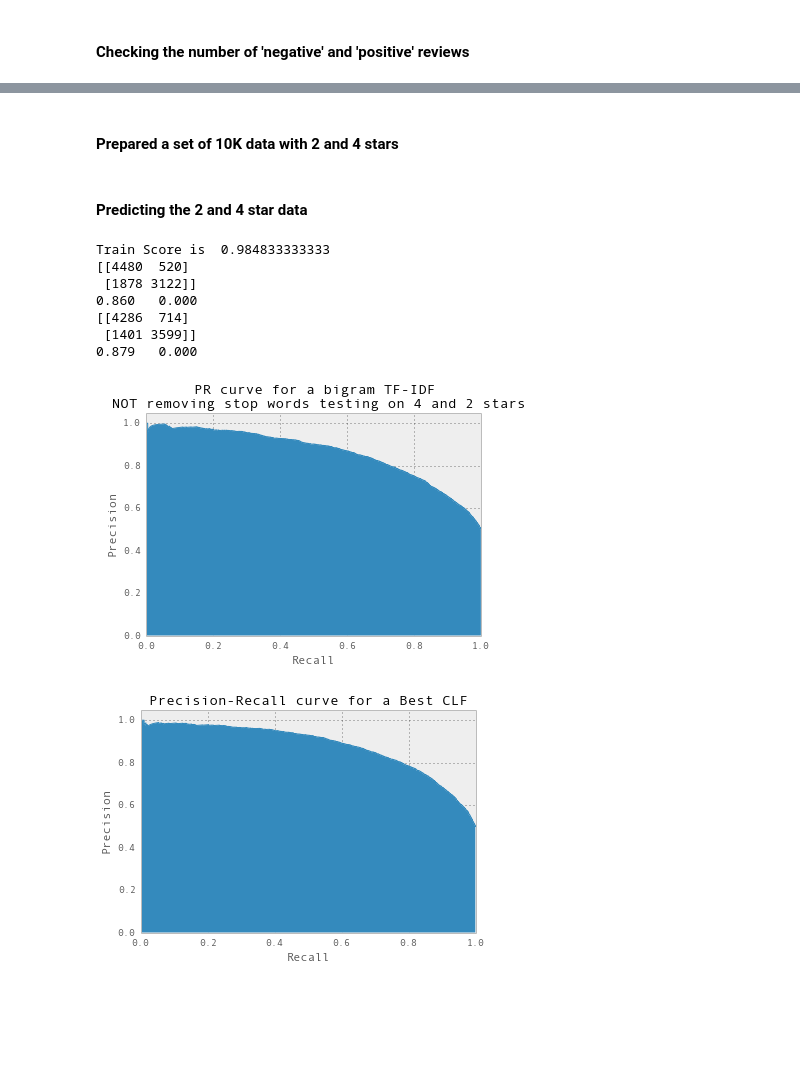
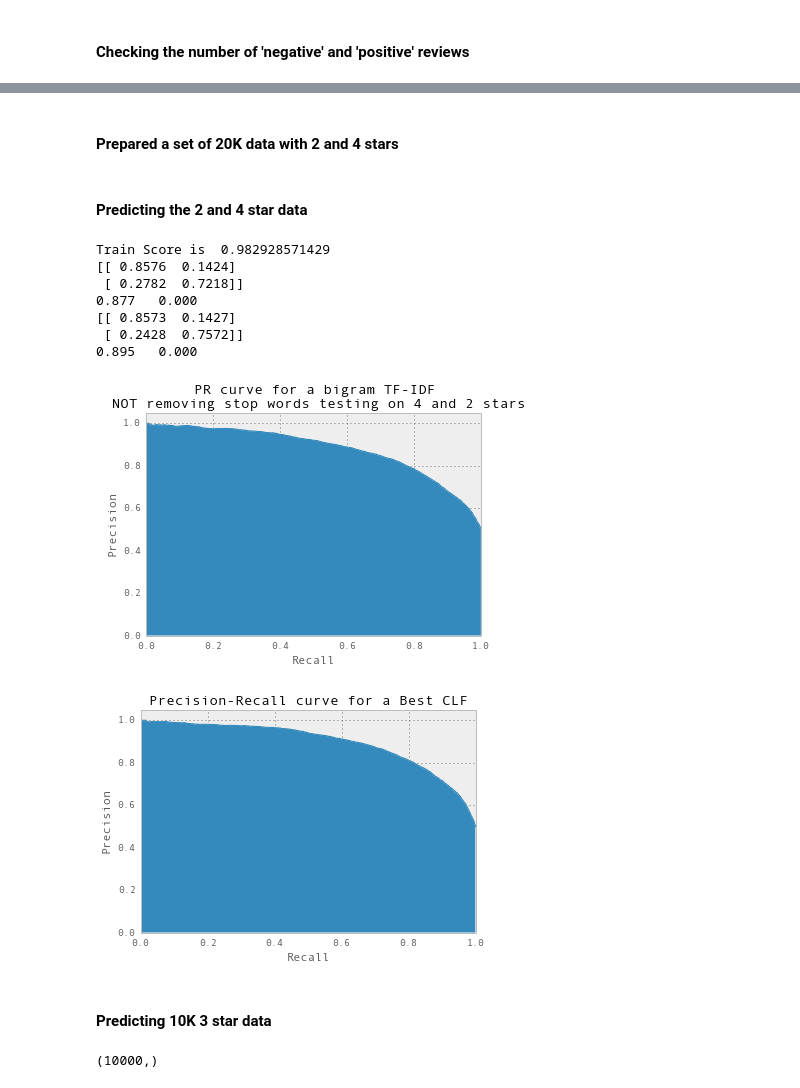
Before and after one commit to gitpaulsmith/Reviews, a Jupyter notebook: Scikit_NB.ipynb, the cells around one changed output, grey strips where cells are left out. Drawn from its saved outputs; the diff is of its cells as text; code cells hidden in the pictures; blank space fills up the shorter version.

```diff
--- a/Scikit_NB.ipynb
+++ b/Scikit_NB.ipynb
@@ -109,7 +112,7 @@ def decodeArray(text):
 # %% [markdown]
 #### Checking the number of 'negative' and 'positive' reviews
 # %%
-sampleSize=10000
+sampleSize=20000
 sampleStart=200000
 
 pieces=[df_15stars[df_15stars['score']==5][:sampleSize/2],df_15stars[df_15stars['score']==1][:sampleSize/2]]
@@ -133,3 +134,4 @@ Train Score is  0.9995
 # %%
-test_size=0.4
+test_size=0.3
 test_start=round(test_size*sampleSize)
+X[test_start:].shape
@@ -141,0 +140,14 @@ prediction_results.shape
+# %%
+#The parameters for the best classifier is as follows:
+best_Vectorizer=TfidfVectorizer(analyzer='word', binary=True, charset=None,charset_error=None,decode_error='strict',
+                       encoding='utf-8',lowercase=True,
+                       max_df=1.0,max_features=None,min_df=1,ngram_range=(1, 3),norm='l2',
+                       preprocessor=None,smooth_idf=False,stop_words=None,strip_accents=None,
+                       sublinear_tf=False,token_pattern='(?u)\\b\\w\\w+\\b',tokenizer=None,use_idf=False,vocabulary=None)
+#Classsifier:
+best_clf2=MultinomialNB(alpha=0.1, class_prior=None, fit_prior=True)
+best_pipeline=Pipeline([('vect',best_Vectorizer),('clf',best_clf2)])
+best_pipeline.fit(X[test_start:],Y[test_start:])
+print best_pipeline.score(X[test_start:],Y[test_start:])
+#best_clf=just_train_NB(create_ngram_model,X[test_start:],Y[test_start:],3,None)
+best_rc,best_pr,best_cm=just_predict(best_pipeline,X[:test_start],Y[:test_start])
@@ -228,7 +245,7 @@ makeConfusion_Matrix_Plot(best_cm,'Confustion Matrix for a BEST classifier',7)
 # %% [markdown]
-#### Prepared a set of 10K data with 2 and 4 stars
+#### Prepared a set of 20K data with 2 and 4 stars
 # %%
-pieces=[df_24stars[df_24stars['score']==4][:5000],df_24stars[df_24stars['score']==2][:5000]]
+pieces=[df_24stars[df_24stars['score']==4][:10000],df_24stars[df_24stars['score']==2][:10000]]
 final_df=pd.concat(pieces)
 final_df=final_df.reindex(np.random.permutation(final_df.index))
 X_test=array(final_df['text'].apply(decodeArray))
@@ -237,16 +254,26 @@ Y_test=array(final_df['score'].replace({4:1,2:0}))
 #### Predicting the 2 and 4 star data
 # %%
 rc,pr,cm=just_predict(just_train_NB(create_ngram_model,X[test_start:],Y[test_start:],2,None),X_test,Y_test)
-best_rc,best_pr,best_cm=just_predict(best_clf,X_test,Y_test)
+best_rc,best_pr,best_cm=just_predict(best_pipeline,X_test,Y_test)
 makePR_Plot(rc,pr,'PR curve for a bigram TF-IDF \n NOT removing stop words testing on 4 and 2 stars',1)
 makePR_Plot(best_rc,best_pr,'Precision-Recall curve for a Best CLF',2)
 # %% [output]
-Train Score is  0.984833333333
-[[4480  520]
- [1878 3122]]
-0.860   0.000
-[[4286  714]
- [1401 3599]]
-0.879   0.000
+Train Score is  0.982928571429
+[[ 0.8576  0.1424]
+ [ 0.2782  0.7218]]
+0.877   0.000
+[[ 0.8573  0.1427]
+ [ 0.2428  0.7572]]
+0.895   0.000
-[figure, old version]
+[figure, new version]
-[figure, old version]
+[figure, new version]
+# %% [markdown]
+#### Predicting 10K 3 star data
+# %%
+ThreeStar_df=df_3stars[df_3stars['score']==3][:10000]
+ThreeStar_df=ThreeStar_df.reindex(np.random.permutation(ThreeStar_df.index))
+X_test=array(ThreeStar_df['text'].apply(decodeArray))
+Y_test=array(ThreeStar_df['score'].replace({3:1}))
+X_test.shape
+# %% [output]
+(10000,)
```
Also changed, not shown: parts of 19 cells of this notebook.
